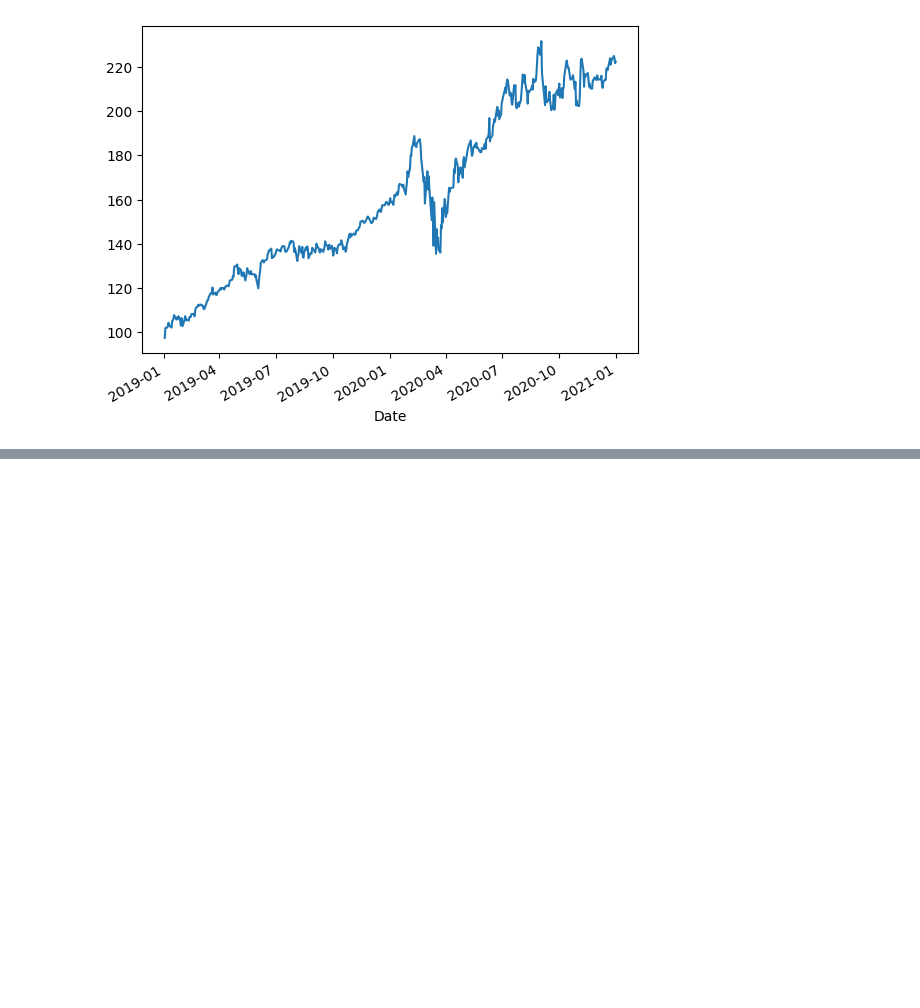
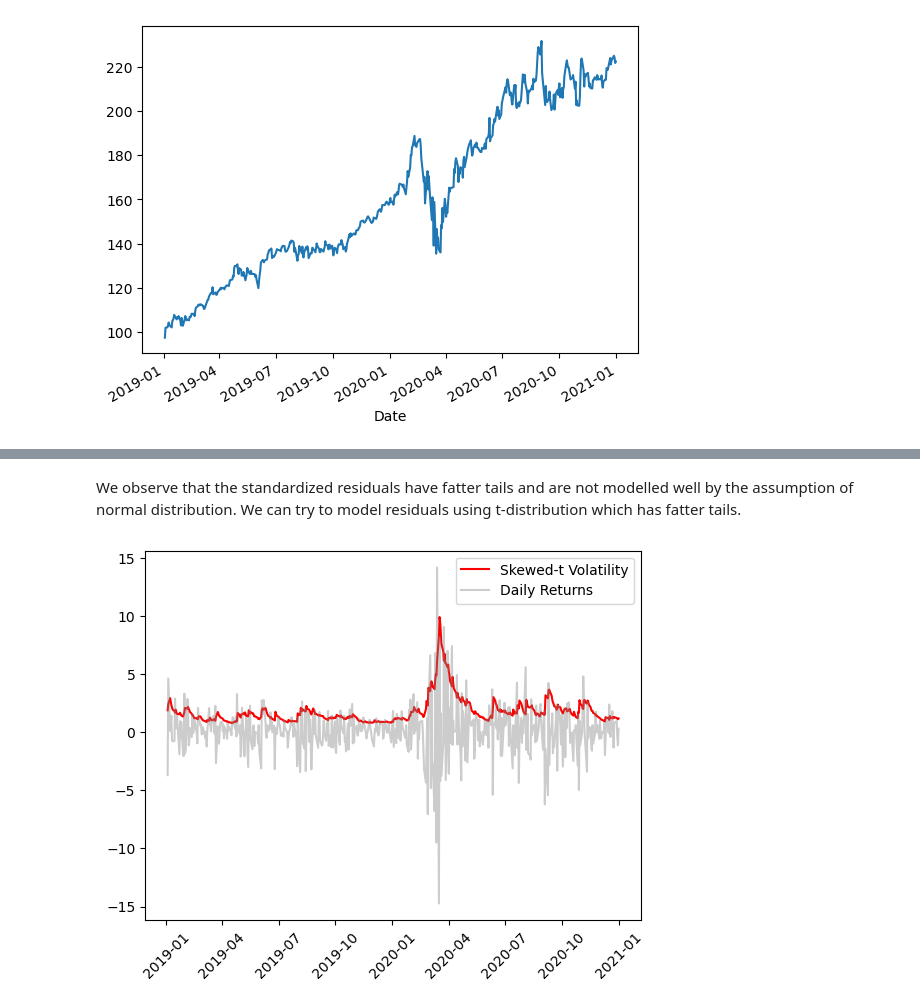
Before and after one commit to ansingh16/Time_Series_Analysis, a Jupyter notebook: Volatility_analysis.ipynb, the cells around one changed output, grey strips where cells are left out. Cells and saved outputs as stored; diff of their text form; code cells hidden in the pictures; blank space fills up the shorter version.

```diff
--- a/Volatility_analysis.ipynb
+++ b/Volatility_analysis.ipynb
@@ -199,0 +225,21 @@ stocks.Close.plot()
+# %% [markdown]
+We observe that the standardized residuals have fatter tails and are not modelled well by the assumption of normal distribution. We can try to model residuals using t-distribution which has fatter tails.
+# %%
+# Specify GARCH model assumptions
+skewt_gm = arch_model(stocks['Return'], p = 1, q = 1, mean = 'constant', vol = 'GARCH', dist = 'skewt')
+
+# Fit the model
+skewt_result = skewt_gm.fit(disp = 'off')
+
+# Get model estimated volatility
+skewt_vol = skewt_result.conditional_volatility
+# Plot model fitting results
+plt.plot(skewt_vol, color = 'red', label = 'Skewed-t Volatility')
+plt.plot(stocks['Return'], color = 'grey',
+        label = 'Daily Returns', alpha = 0.4)
+plt.legend(loc = 'upper right')
+
+plt.xticks(rotation = 45)
+plt.show()
+# %% [output]
+[figure, added]
```
Also changed, not shown: parts of 27 cells of this notebook.
